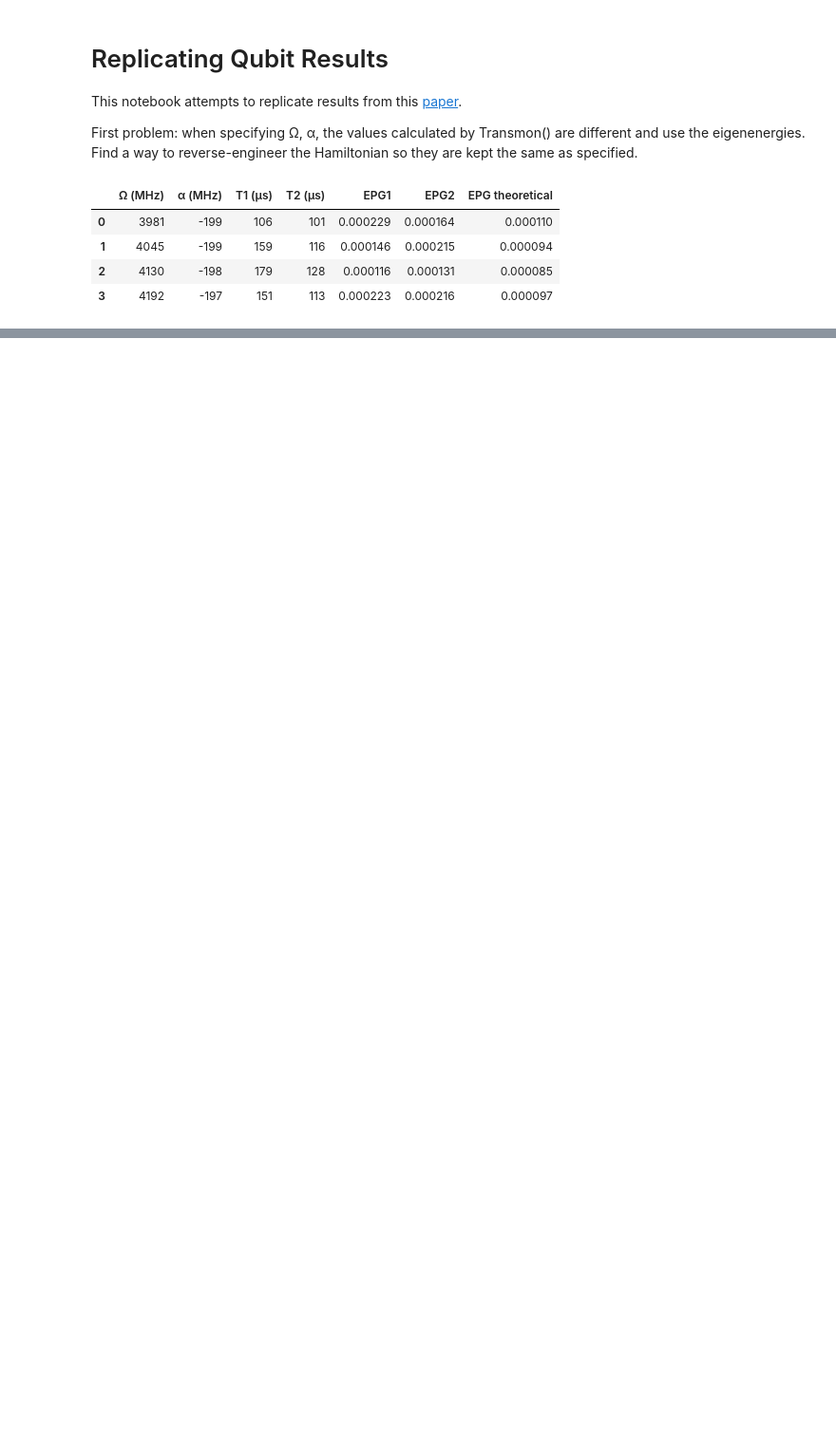
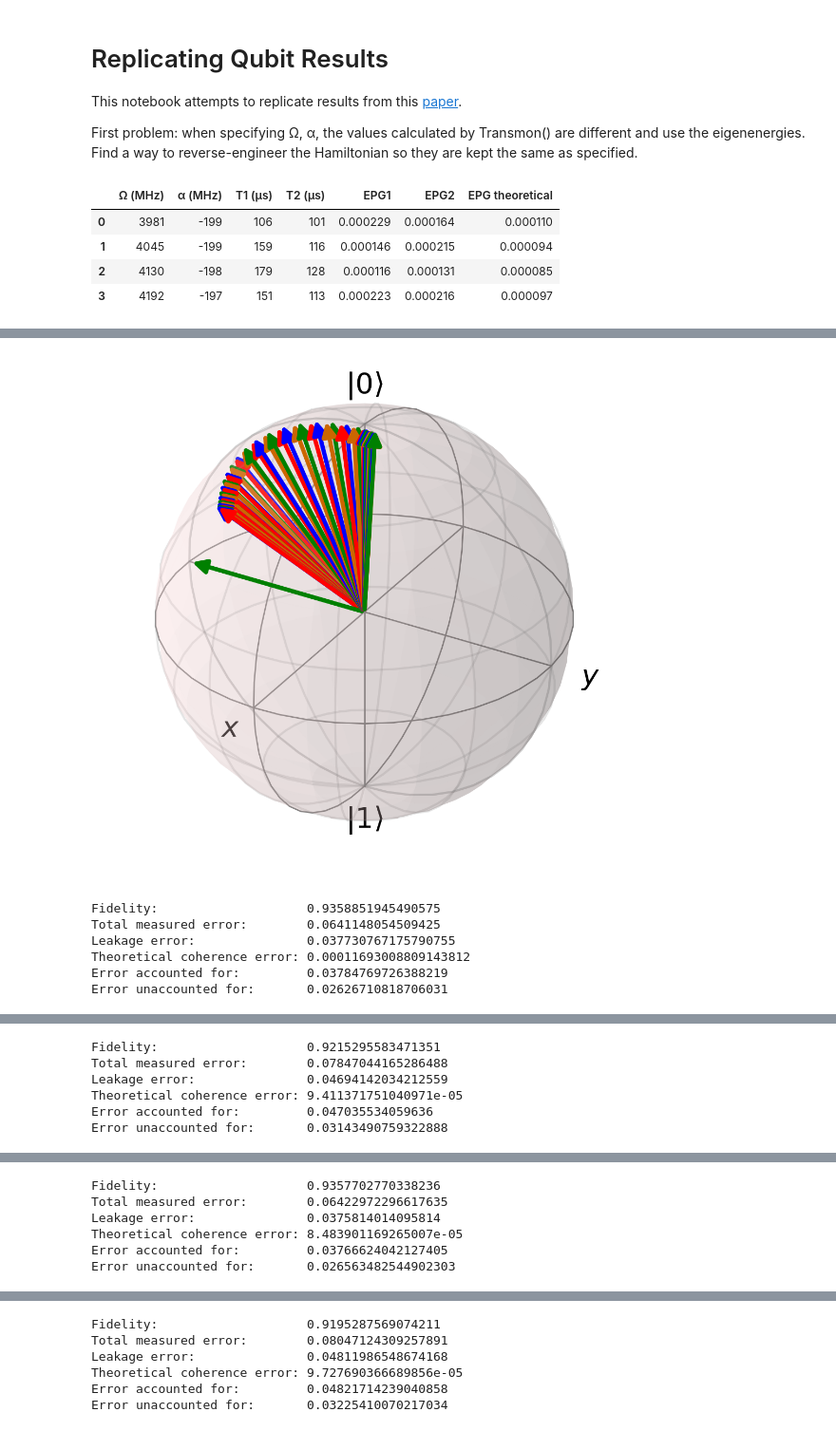
Before and after one commit to manavbabel/Transmon-Simulation, a Jupyter notebook: Qubit Replication.ipynb, the cells around one changed output, grey strips where cells are left out. Shown at 95% size. Saved outputs shown, nothing was run; the diff lists cells and outputs as text; code cells hidden in the pictures; blank space fills up the shorter version.

```diff
--- a/Qubit Replication.ipynb
+++ b/Qubit Replication.ipynb
@@ -45,18 +85,22 @@ semiranges = {"A":60, "Γ":0, "A_DRAG":0.05}
-# %%
-# train pulse for transmon
-
-
-transmons[0].X90_args = create_X90_pulse(t, transmons[qubit_no], transmons[qubit_no].X90_args, semiranges, plot=True, N=50)
 # %%
 # simulates pulse and breaks down error
 %matplotlib qt
 
-targ = (basis(transmons[qubit_no].n_levels, 0) - 1j*basis(transmons[qubit_no].n_levels, 1)).unit()
-tmp_args = {'A': 400, 'Γ': 0.024, 'ω': transmons[qubit_no].Ω, 'A_DRAG': 0.002}
-tmp_args = transmons[qubit_no].X90_args
+for qubit_no in range(4):
 
-res, f = simulate(transmons[qubit_no], tmp_args, target=targ, plot=True)
+    transmons[qubit_no].t_decay = data["T1 (μs)"][qubit_no]
+    transmons[qubit_no].t_dephase = data["T2 (μs)"][qubit_no]
 
-break_down_errors(transmons[qubit_no], transmons[qubit_no].X90_args, res[-1], f)
+    targ = (basis(transmons[qubit_no].n_levels, 0) - 1j*basis(transmons[qubit_no].n_levels, 1)).unit()
 
-print(data["EPG theoretical"][qubit_no])
+    res, f = simulate(transmons[qubit_no], transmons[qubit_no].X90_args, target=targ, plot=True)
+
+    break_down_errors(transmons[qubit_no], transmons[qubit_no].X90_args, res[-1], f)
+# %% [output]
+[figure, added]
+Fidelity:                    0.9358851945490575
+Total measured error:        0.0641148054509425
+Leakage error:               0.037730767175790755
+Theoretical coherence error: 0.00011693008809143812
+Error accounted for:         0.03784769726388219
+Error unaccounted for:       0.02626710818706031
@@ -62,0 +108,6 @@ print(data["EPG theoretical"][qubit_no])
+Fidelity:                    0.9215295583471351
+Total measured error:        0.07847044165286488
+Leakage error:               0.04694142034212559
+Theoretical coherence error: 9.411371751040971e-05
+Error accounted for:         0.047035534059636
+Error unaccounted for:       0.03143490759322888
@@ -62,0 +115,6 @@ print(data["EPG theoretical"][qubit_no])
+Fidelity:                    0.9357702770338236
+Total measured error:        0.06422972296617635
+Leakage error:               0.0375814014095814
+Theoretical coherence error: 8.483901169265007e-05
+Error accounted for:         0.03766624042127405
+Error unaccounted for:       0.026563482544902303
@@ -62,0 +122,6 @@ print(data["EPG theoretical"][qubit_no])
+Fidelity:                    0.9195287569074211
+Total measured error:        0.08047124309257891
+Leakage error:               0.04811986548674168
+Theoretical coherence error: 9.727690366689856e-05
+Error accounted for:         0.04821714239040858
+Error unaccounted for:       0.03225410070217034
```
Also changed, not shown: parts of 3 cells of this notebook, 6 other files.
